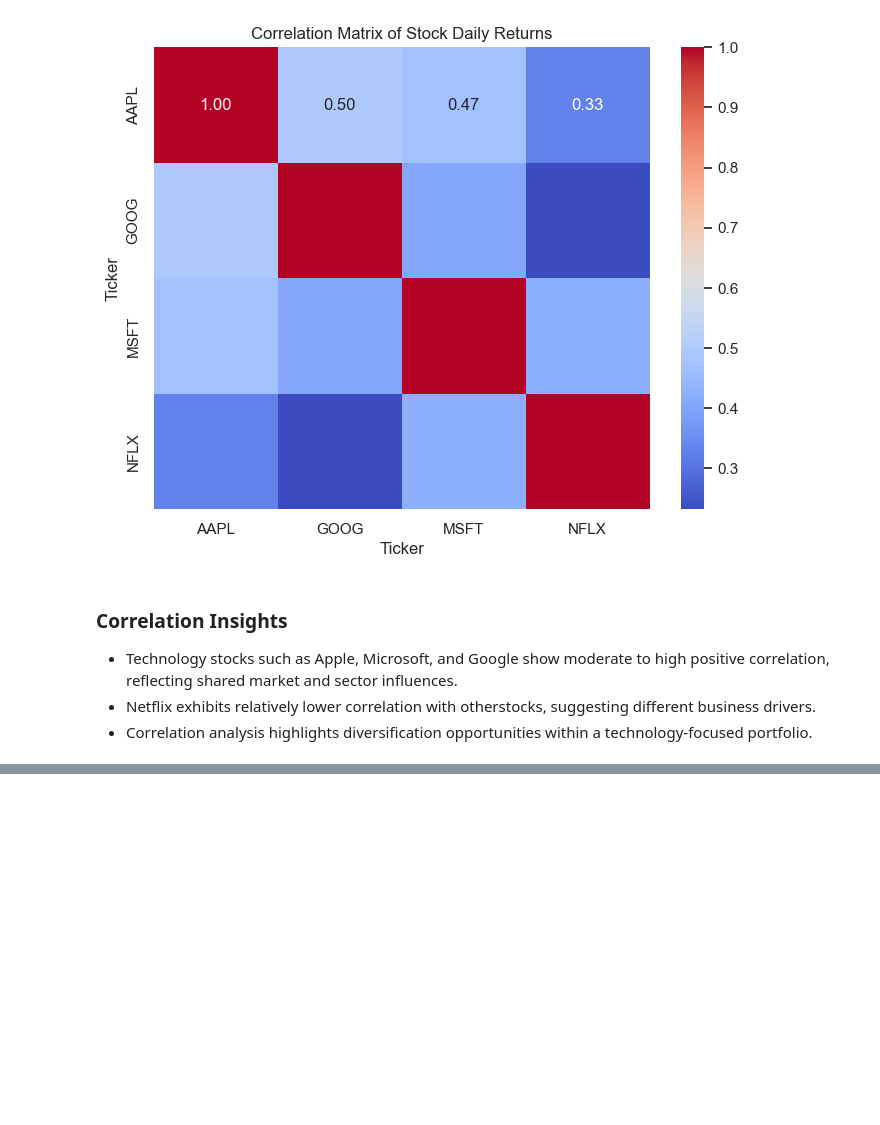
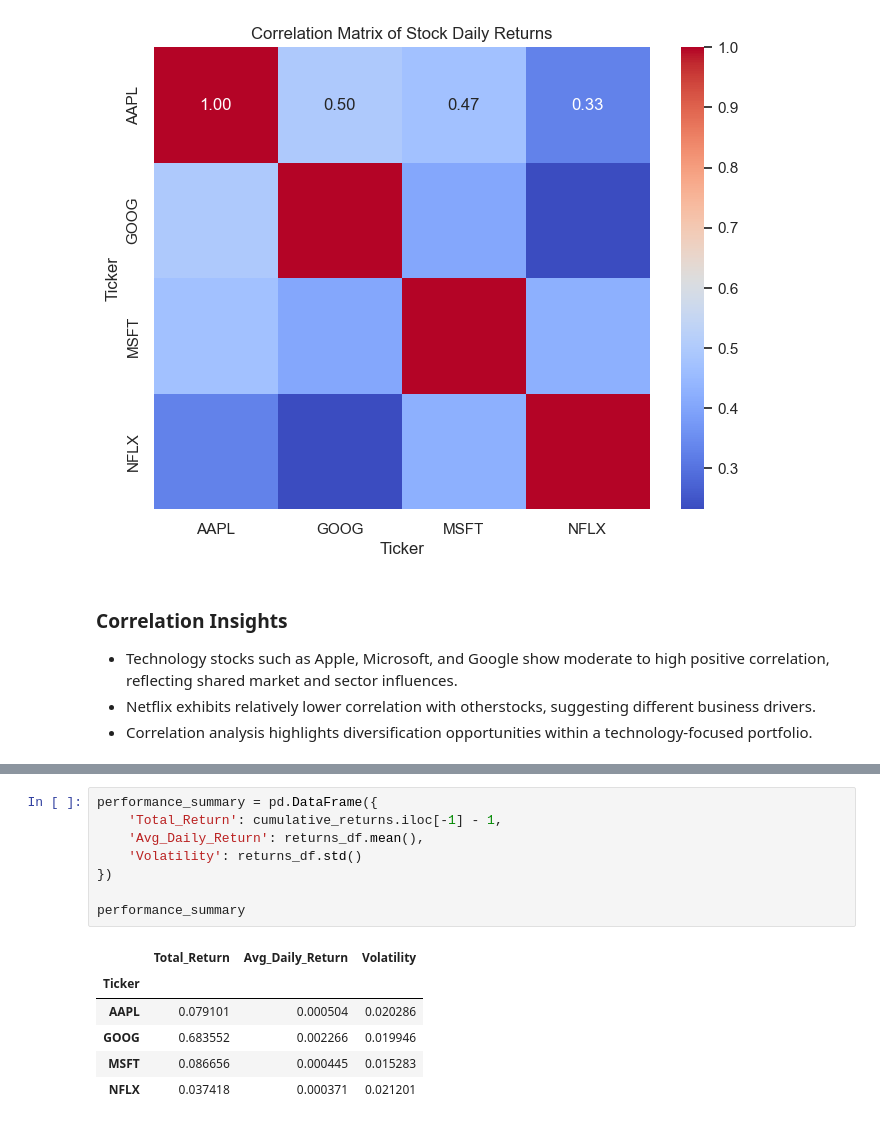
Before and after one commit to HarshaVaradhanGopal/Stock-Market-Analysis, a Jupyter notebook: Stock_Market_Analysis.ipynb, the cells around one changed output, grey strips where cells are left out. Cells and saved outputs as stored; diff of their text form; blank space fills up the shorter version.

```diff
--- a/Stock_Market_Analysis.ipynb
+++ b/Stock_Market_Analysis.ipynb
@@ -415,0 +439,15 @@ plt.show()
+# %%
+performance_summary = pd.DataFrame({
+    'Total_Return': cumulative_returns.iloc[-1] - 1,
+    'Avg_Daily_Return': returns_df.mean(),
+    'Volatility': returns_df.std()
+})
+
+performance_summary
+# %% [output]
+|  | Total_Return | Avg_Daily_Return | Volatility |
+| Ticker |  |  |  |
+| AAPL | 0.079101 | 0.000504 | 0.020286 |
+| GOOG | 0.683552 | 0.002266 | 0.019946 |
+| MSFT | 0.086656 | 0.000445 | 0.015283 |
+| NFLX | 0.037418 | 0.000371 | 0.021201 |
```
Also changed, not shown: parts of 9 cells of this notebook, 2 other files.
